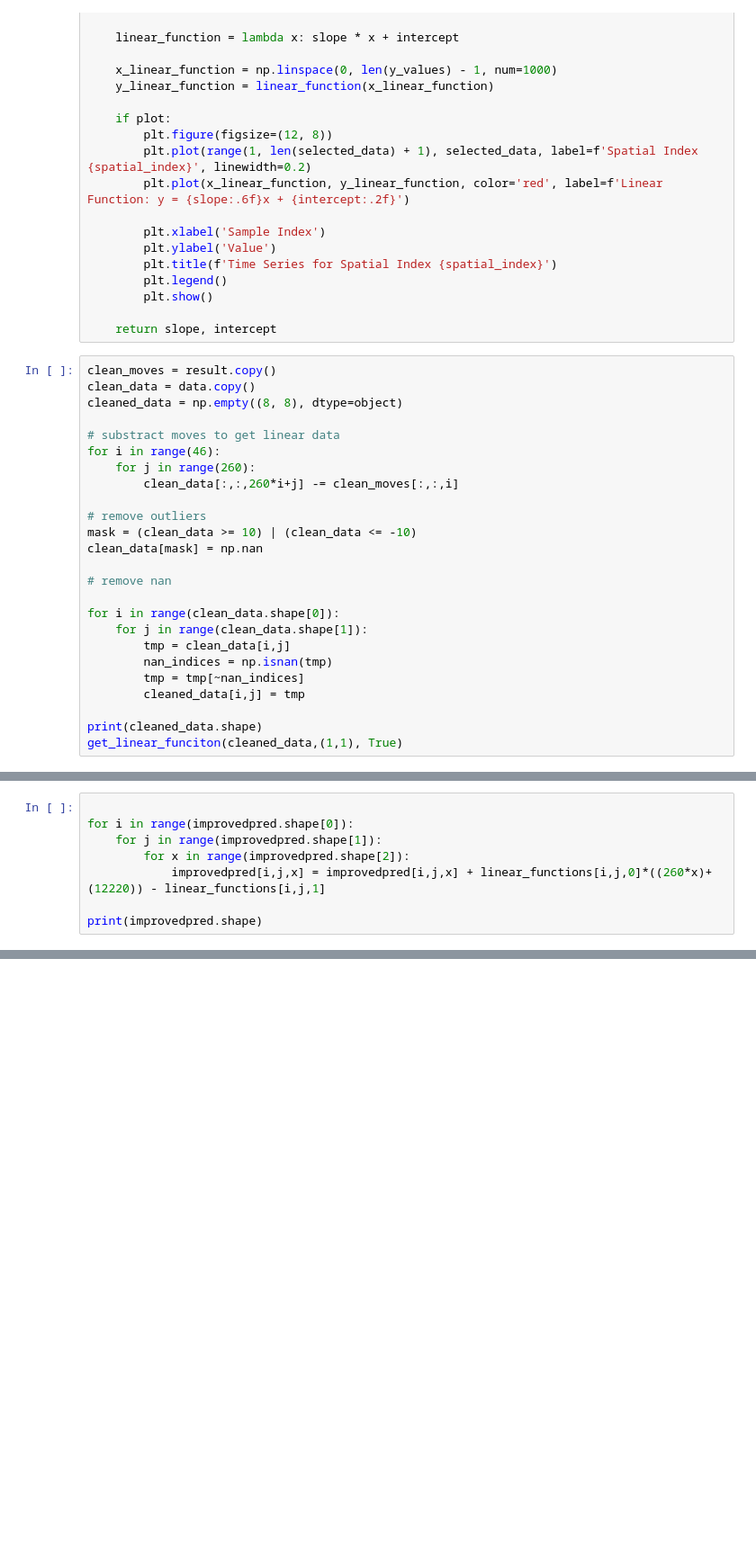
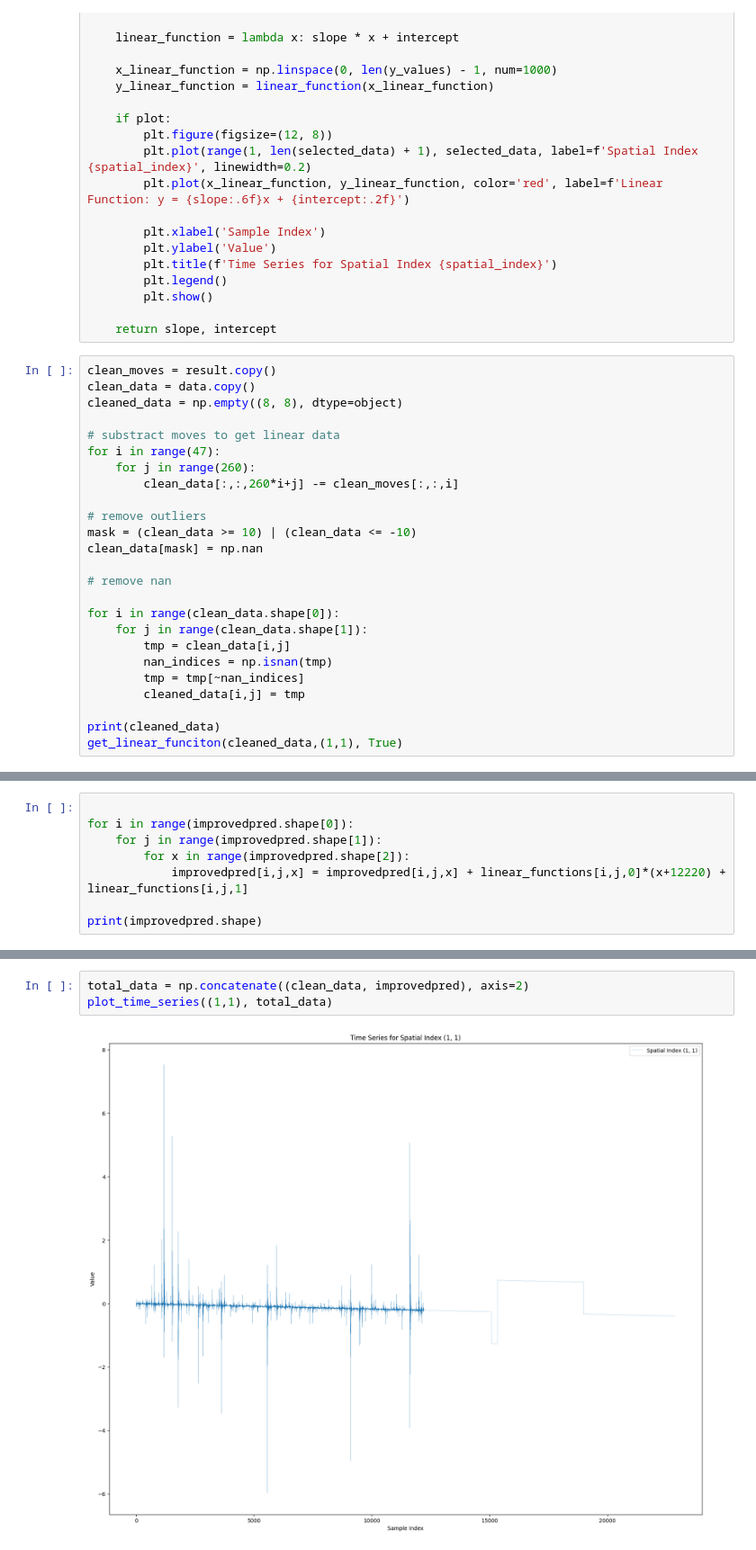
Before and after one commit to juergenstumpf01/KDDM2, a Jupyter notebook: submission.ipynb, the cells around one changed output, grey strips where cells are left out. Shown at 90% size. Drawn from its saved outputs; the diff is of its cells as text; blank space fills up the shorter version.

```diff
--- a/submission.ipynb
+++ b/submission.ipynb
@@ -381,7 +381,7 @@ clean_data = data.copy()
 cleaned_data = np.empty((8, 8), dtype=object)
 
 # substract moves to get linear data
-for i in range(46):
+for i in range(47):
     for j in range(260):
         clean_data[:,:,260*i+j] -= clean_moves[:,:,i]
 
@@ -398,6 +398,6 @@ for i in range(clean_data.shape[0]):
         tmp = tmp[~nan_indices]
         cleaned_data[i,j] = tmp
 
-print(cleaned_data.shape)
+print(cleaned_data)
 get_linear_funciton(cleaned_data,(1,1), True)
 # %% [output]
@@ -425,7 +442,7 @@ print(linear_functions.shape)
 for i in range(improvedpred.shape[0]):
     for j in range(improvedpred.shape[1]):
         for x in range(improvedpred.shape[2]):
-            improvedpred[i,j,x] = improvedpred[i,j,x] + linear_functions[i,j,0]*((260*x)+(12220)) - linear_functions[i,j,1]
+            improvedpred[i,j,x] = improvedpred[i,j,x] + linear_functions[i,j,0]*(x+12220) + linear_functions[i,j,1]
 
 print(improvedpred.shape)
 # %% [output]
@@ -432,0 +450,5 @@ NameError: name 'split_index' is not defined
+# %%
+total_data = np.concatenate((clean_data, improvedpred), axis=2)
+plot_time_series((1,1), total_data)
+# %% [output]
+[figure, added]
```
Also changed, not shown: parts of 4 cells of this notebook, 1 other file.
